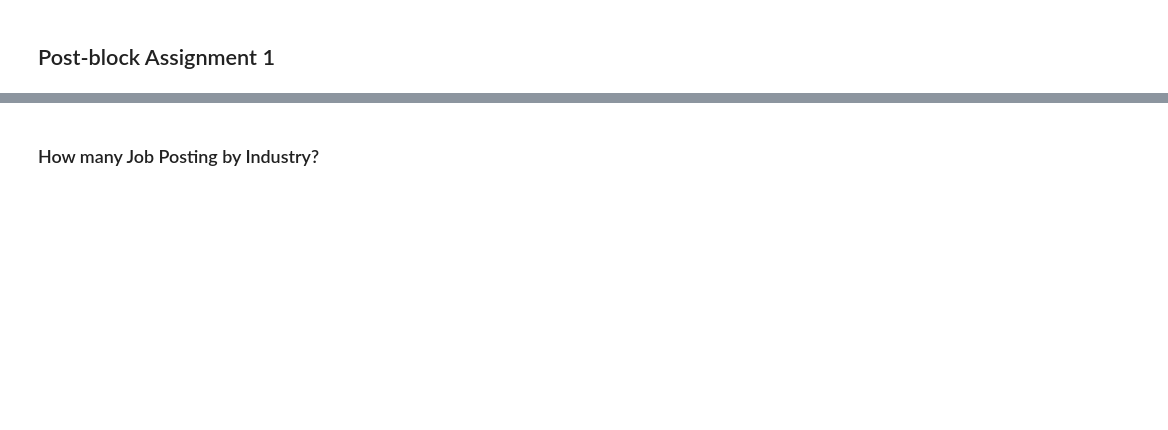
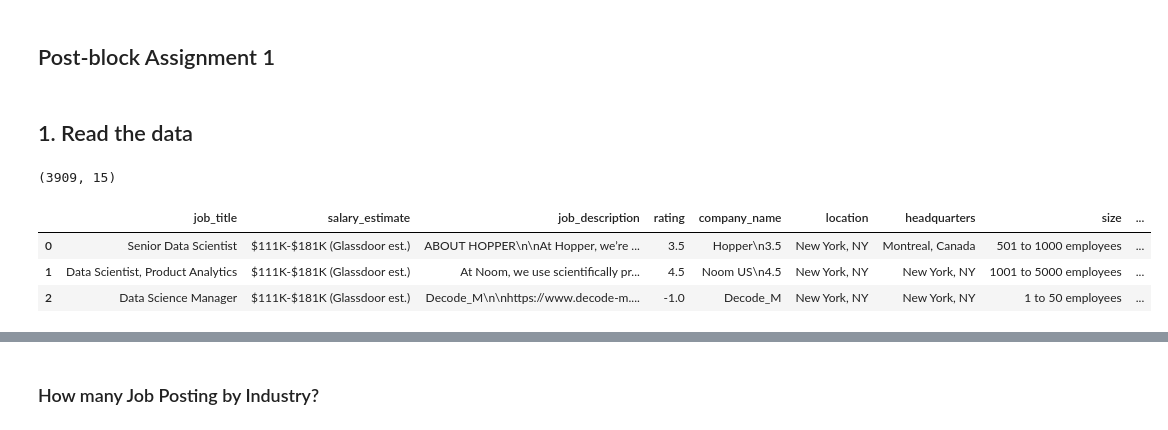
Before and after one commit to BhekiMabheka/Data_Science_Assessment-, a Jupyter notebook: Data_Assessemnt.ipynb, the cells around one changed output, grey strips where cells are left out. Saved outputs shown, nothing was run; the diff lists cells and outputs as text; code cells hidden in the pictures; blank space fills up the shorter version.

```diff
--- a/Data_Assessemnt.ipynb
+++ b/Data_Assessemnt.ipynb
@@ -11,7 +12,19 @@ warnings.filterwarnings("ignore")
+# %% [markdown]
+## 1. Read the data
 # %%
 def read_data(df):
     df = pd.read_csv(df)
     df.columns = df.columns.str.lower().str.replace(' ', '_') # Ensure all columns follow rules of declaring variables in coding
     df = df.drop(axis=1, columns=['unnamed:_0', 'index'])
 
     return df
+
+df = read_data(df = "data/DataScientist (1).csv")
+print(df.shape)
+df.head(3)
+# %% [output]
+(3909, 15)
+|  | job_title | salary_estimate | job_description | rating | company_name | location | headquarters | size | ... |
+| 0 | Senior Data Scientist | $111K-$181K (Glassdoor est.) | ABOUT HOPPER\n\nAt Hopper, we’re ... | 3.5 | Hopper\n3.5 | New York, NY | Montreal, Canada | 501 to 1000 employees | ... |
+| 1 | Data Scientist, Product Analytics | $111K-$181K (Glassdoor est.) | At Noom, we use scientifically pr... | 4.5 | Noom US\n4.5 | New York, NY | New York, NY | 1001 to 5000 employees | ... |
+| 2 | Data Science Manager | $111K-$181K (Glassdoor est.) | Decode_M\n\nhttps://www.decode-m.... | -1.0 | Decode_M | New York, NY | New York, NY | 1 to 50 employees | ... |
```
Also changed, not shown: parts of 23 cells of this notebook.
